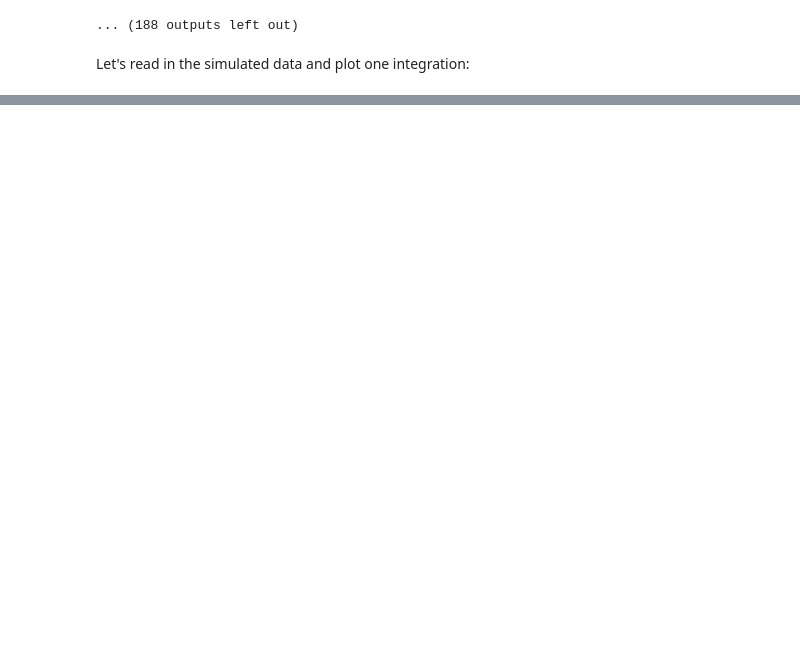
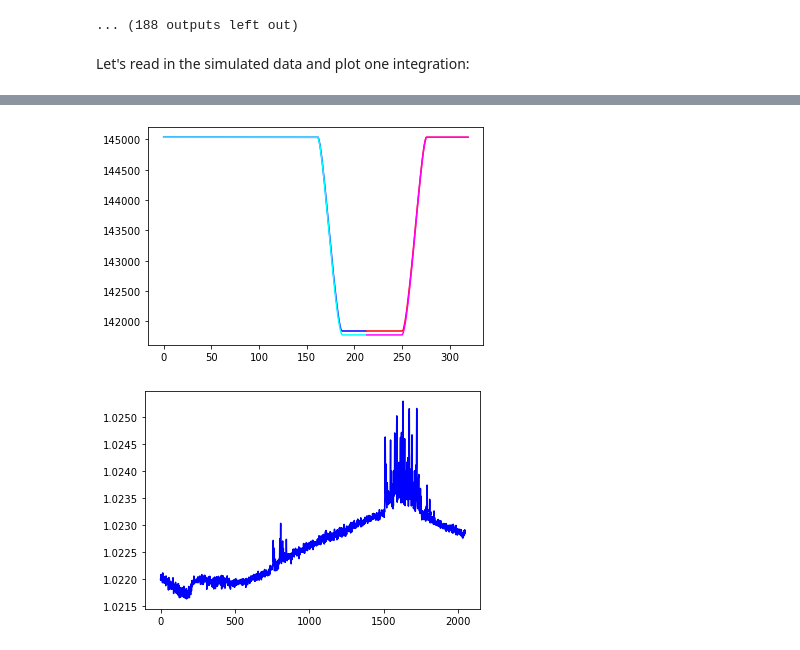
Before and after one commit to hover2pi/ers-soss-simulations, a Jupyter notebook: part1-simulate-data.ipynb, the cells around one changed output, grey strips where cells are left out. Drawn from its saved outputs; the diff is of its cells as text; code cells hidden in the pictures; blank space fills up the shorter version.

```diff
--- a/part1-simulate-data.ipynb
+++ b/part1-simulate-data.ipynb
@@ -131,0 +161,25 @@ im.set_clim(10000,20000)
+# %%
+# Check for wavelength dependence of lightcurves in seed data
+lcs1_1 = np.sum(w43_seed_seg1[:, 5, :, 1200], axis=-1)
+lcs2_1 = np.sum(w43_seed_seg2[:, 5, :, 1200], axis=-1)
+lcs1_2 = np.sum(w43_seed_seg1[:, 5, :, 100], axis=-1)
+lcs2_2 = np.sum(w43_seed_seg2[:, 5, :, 100], axis=-1)
+lcs1_2 *= lcs1_1[0]/lcs1_2[0]
+lcs2_2 *= lcs2_1[-1]/lcs2_2[-1]
+
+plt.figure()
+plt.plot(np.arange(len(lcs1_1)), lcs1_1, color='blue')
+plt.plot(np.arange(len(lcs2_1)) + len(lcs1_1), lcs2_1, color='red')
+plt.plot(np.arange(len(lcs1_2)), lcs1_2, color='cyan')
+plt.plot(np.arange(len(lcs2_2)) + len(lcs1_2), lcs2_2, color='magenta')
+plt.show()
+
+# "Extracted" transit spectrum
+no_transit = np.sum(w43_seed_seg1[0, 5, :, :], axis=-2)
+in_transit = np.sum(w43_seed_seg1[-1, 5, :, :], axis=-2)
+plt.figure()
+plt.plot(np.arange(2048), (no_transit/in_transit)[::-1], color='blue')
+plt.show()
+# %% [output]
+[figure, added]
+[figure, added]
```
Also changed, not shown: parts of 11 cells of this notebook, 4 other files.
